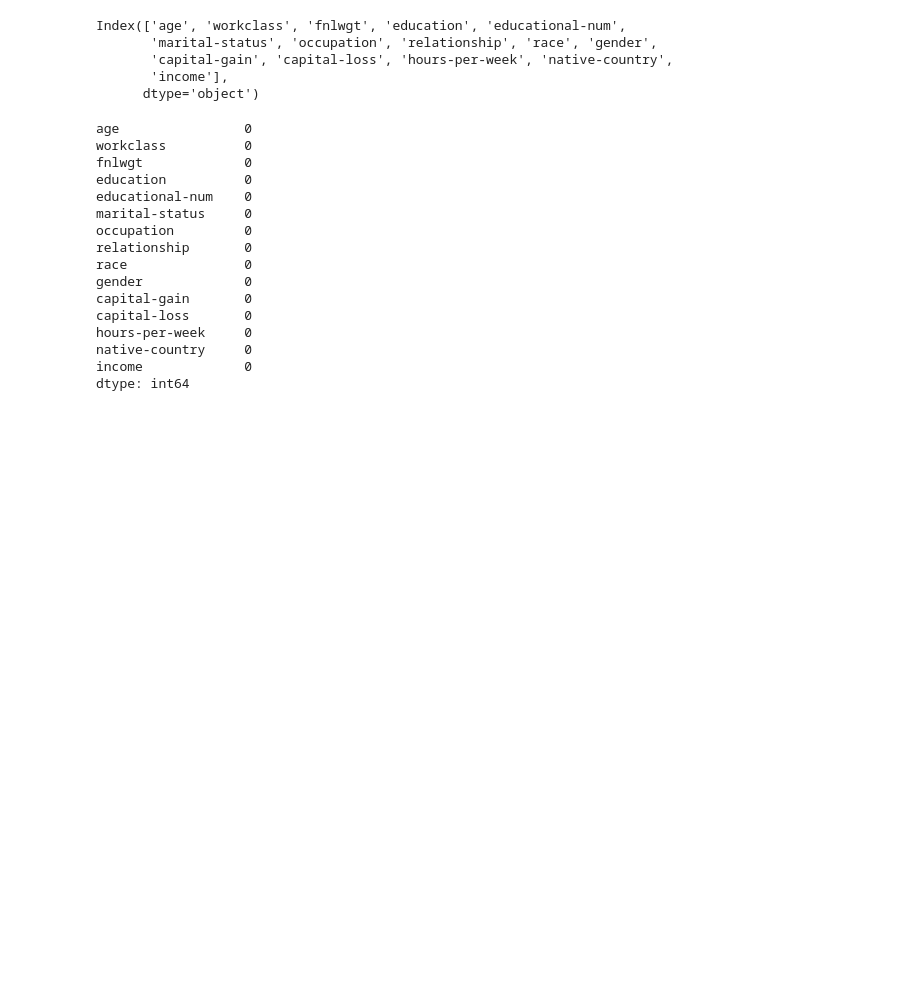
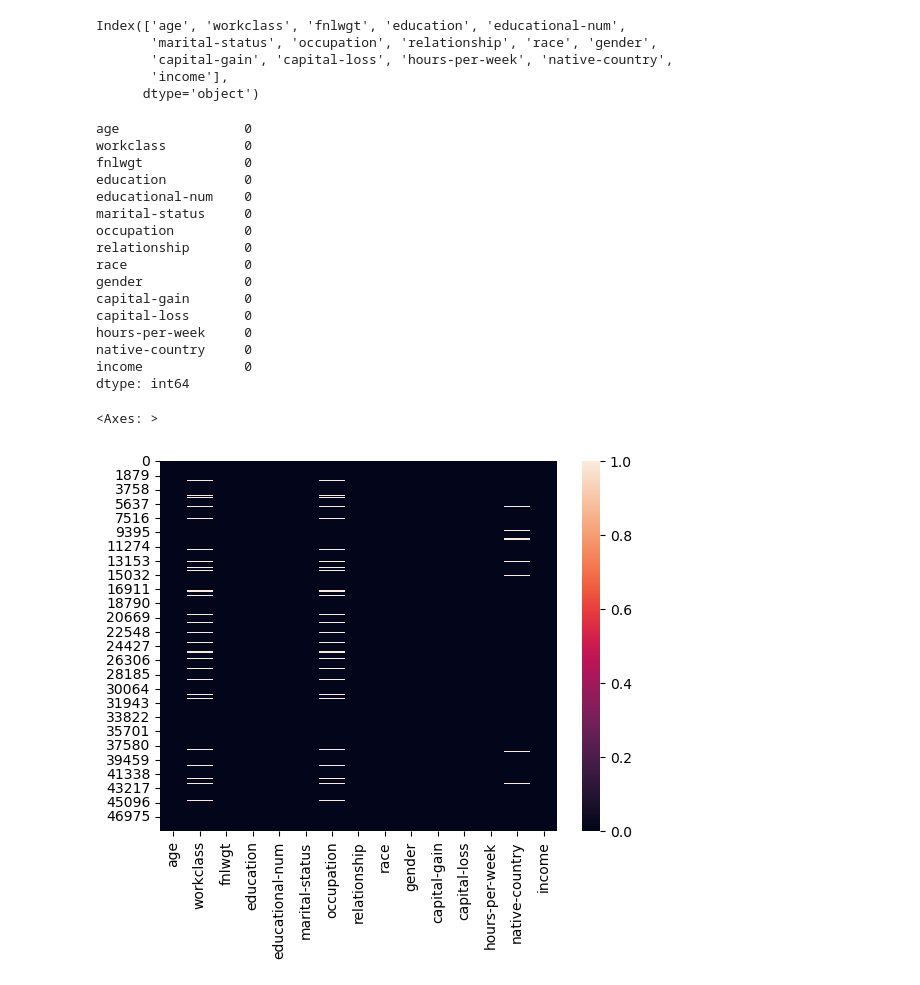
Before and after one commit to JohnKimaiyo/Business-Analyst-Projects, a Jupyter notebook: Python Data Analysis Tutorials/Data Thinkers/Adult Income.ipynb, the cells around one changed output. Cells and saved outputs as stored; diff of their text form; code cells hidden in the pictures; blank space fills up the shorter version.

```diff
--- a/Python Data Analysis Tutorials/Data Thinkers/Adult Income.ipynb
+++ b/Python Data Analysis Tutorials/Data Thinkers/Adult Income.ipynb
@@ -178,4 +178,7 @@ income             0
 dtype: int64
 # %%
 # visulaise null values
-sns.heatmap(df.isnull)
+sns.heatmap(df.isnull())
+# %% [output]
+<Axes: >
+[figure, added]
```
Also changed, not shown: parts of 1 cell of this notebook.
